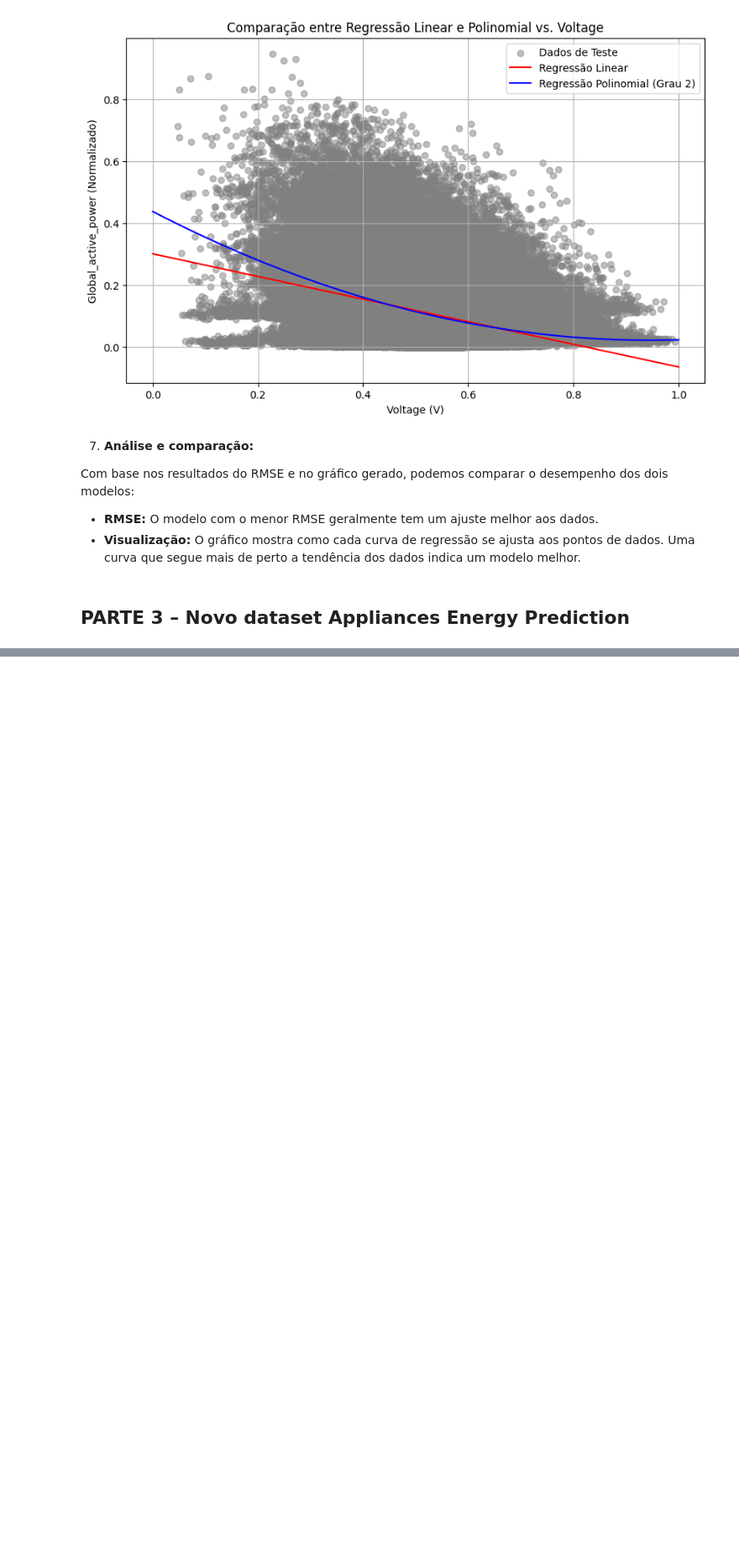
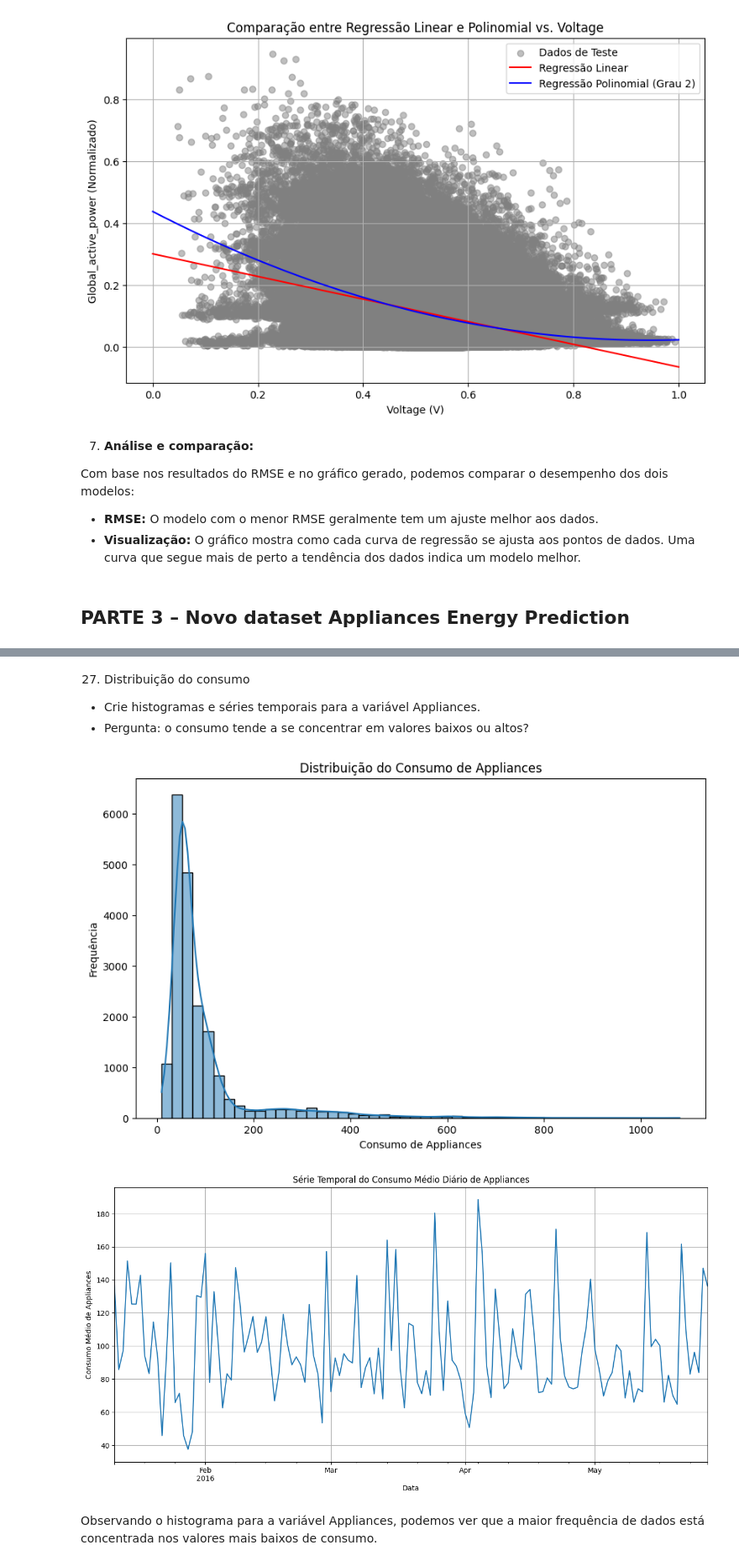
Before and after one commit to felipesora/CP1-Analise-Dados-Consumidores-Energia, a Jupyter notebook: CP1_Analise_Dados_Consumidores_Energia.ipynb, the cells around one changed output, grey strips where cells are left out. Shown at 84% size. Drawn from its saved outputs; the diff is of its cells as text; code cells hidden in the pictures; blank space fills up the shorter version.

```diff
--- a/CP1_Analise_Dados_Consumidores_Energia.ipynb
+++ b/CP1_Analise_Dados_Consumidores_Energia.ipynb
@@ -657,0 +665,5 @@ Com base nos resultados do RMSE e no gráfico gerado, podemos comparar o desempe
+# %%
+import pandas as pd
+
+df_energy = pd.read_csv('/content/energydata_complete.csv')
+df_energy.info()
@@ -657,0 +701,37 @@ Com base nos resultados do RMSE e no gráfico gerado, podemos comparar o desempe
+# %% [markdown]
+27. Distribuição do consumo
+- Crie histogramas e séries temporais para a variável Appliances.
+- Pergunta: o consumo tende a se concentrar em valores baixos ou altos?
+# %%
+import matplotlib.pyplot as plt
+import seaborn as sns
+
+# Histograma da variável Appliances
+plt.figure(figsize=(10, 6))
+sns.histplot(df_energy['Appliances'], bins=50, kde=True)
+plt.title('Distribuição do Consumo de Appliances')
+plt.xlabel('Consumo de Appliances')
+plt.ylabel('Frequência')
+plt.show()
+
+# Série temporal da variável Appliances (amostra para melhor visualização)
+# Converter a coluna 'date' para datetime e definir como índice
+df_energy['date'] = pd.to_datetime(df_energy['date'])
+df_energy.set_index('date', inplace=True)
+
+# Reamostrar os dados para um intervalo maior (ex: diário ou horário) se o dataset for muito grande
+# Para este exemplo, vou reamostrar para a média diária para uma visualização mais clara da série temporal
+df_daily_appliances = df_energy['Appliances'].resample('D').mean()
+
+plt.figure(figsize=(15, 7))
+df_daily_appliances.plot()
+plt.title('Série Temporal do Consumo Médio Diário de Appliances')
+plt.xlabel('Data')
+plt.ylabel('Consumo Médio de Appliances')
+plt.grid(True)
+plt.show()
+# %% [output]
+[figure, added]
+[figure, added]
+# %% [markdown]
+Observando o histograma para a variável Appliances, podemos ver que a maior frequência de dados está concentrada nos valores mais baixos de consumo.
```
Also changed, not shown: parts of 36 cells of this notebook.
